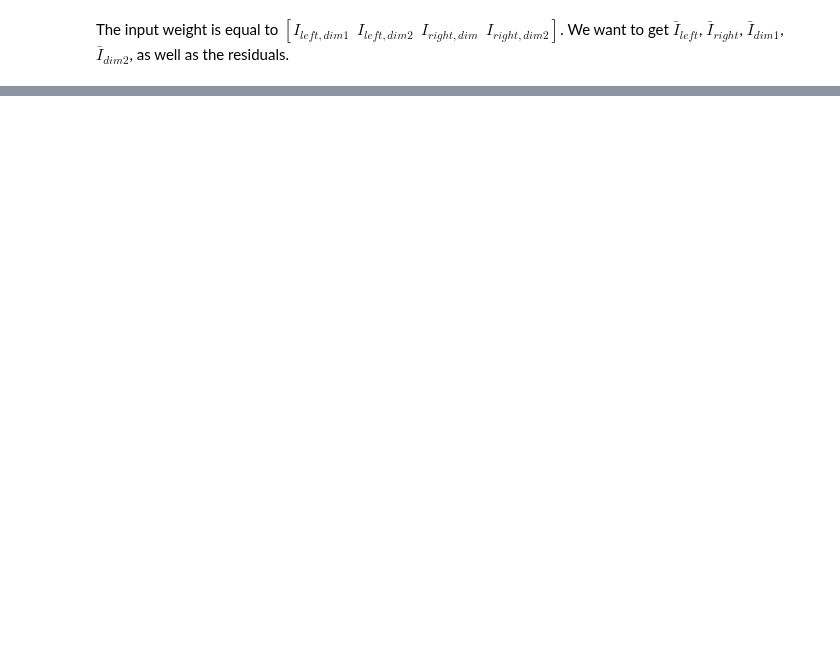
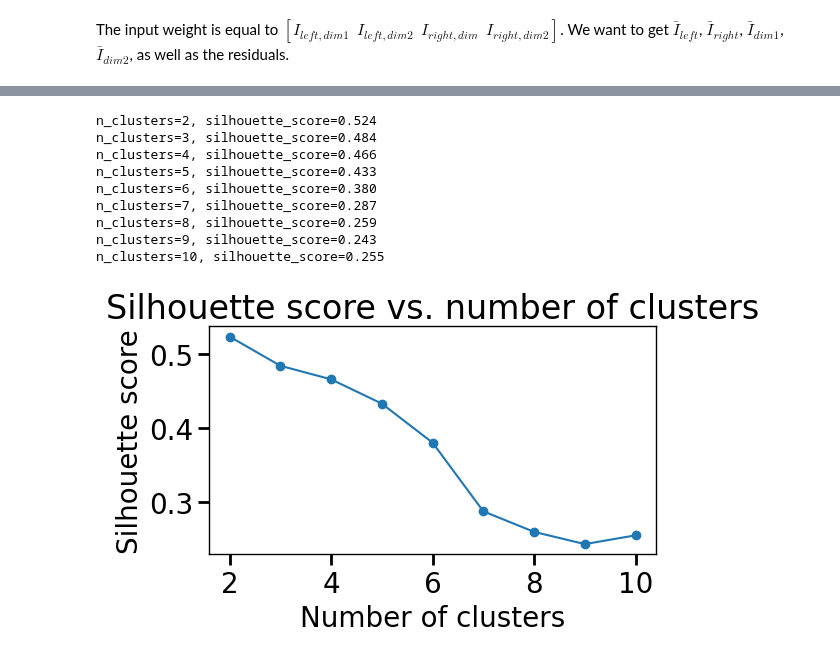
Before and after one commit to slenderham/what-where-task-analysis, a Jupyter notebook: rnn/network_analysis.ipynb, the cells around one changed output, grey strips where cells are left out. Cells and saved outputs as stored; diff of their text form; code cells hidden in the pictures; blank space fills up the shorter version.

```diff
--- a/rnn/network_analysis.ipynb
+++ b/rnn/network_analysis.ipynb
@@ -288,0 +361,36 @@ plt.colorbar()
+# %%
+from sklearn.cluster import SpectralClustering
+from sklearn.metrics import silhouette_score
+
+# all_model_weights: shape (num_models, hidden_size, num_features)
+# Concatenate all hidden units from all models: (num_models * hidden_size, num_features)
+all_units = all_model_weights[:,:64].reshape(-1, all_model_weights.shape[-1])
+
+silhouette_scores = []
+cluster_range = range(2, 11)  # Try 2 to 10 clusters
+
+for n_clusters in cluster_range:
+    clustering = SpectralClustering(n_clusters=n_clusters, affinity='cosine', assign_labels='kmeans', gamma=1/all_units.shape[-1], n_init=20)
+    labels = clustering.fit_predict(all_units)
+    score = silhouette_score(all_units, labels, metric='cosine')
+    silhouette_scores.append(score)
+    print(f"n_clusters={n_clusters}, silhouette_score={score:.3f}")
+
+plt.figure(figsize=(6,4))
+plt.plot(cluster_range, silhouette_scores, marker='o')
+plt.xlabel("Number of clusters")
+plt.ylabel("Silhouette score")
+plt.title("Silhouette score vs. number of clusters")
+plt.tight_layout()
+plt.show()
+# %% [output]
+n_clusters=2, silhouette_score=0.524
+n_clusters=3, silhouette_score=0.484
+n_clusters=4, silhouette_score=0.466
+n_clusters=5, silhouette_score=0.433
+n_clusters=6, silhouette_score=0.380
+n_clusters=7, silhouette_score=0.287
+n_clusters=8, silhouette_score=0.259
+n_clusters=9, silhouette_score=0.243
+n_clusters=10, silhouette_score=0.255
+[figure, added]
```
Also changed, not shown: parts of 24 cells of this notebook, 4 other files.
